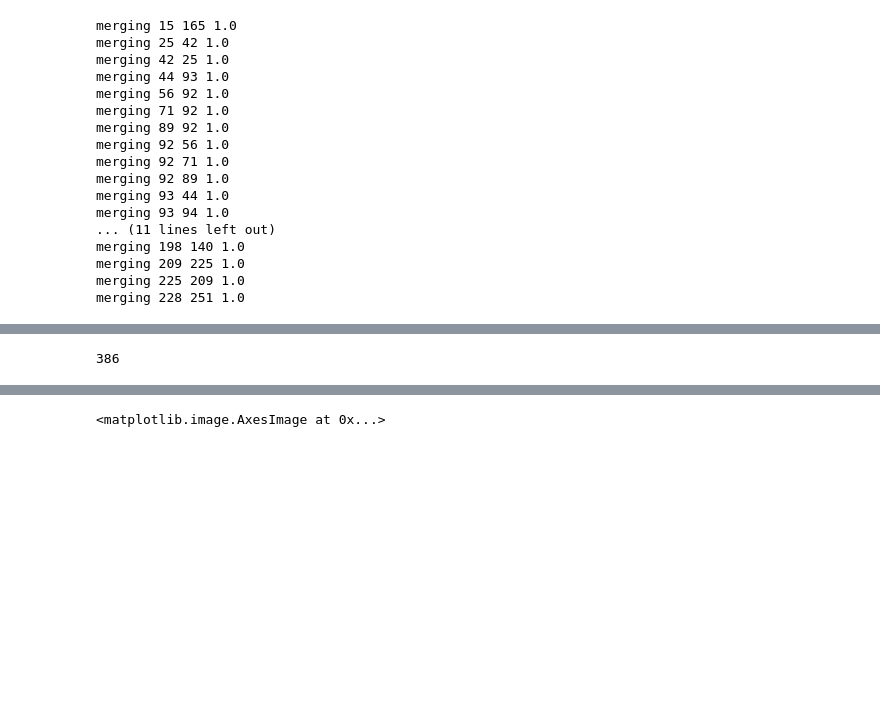
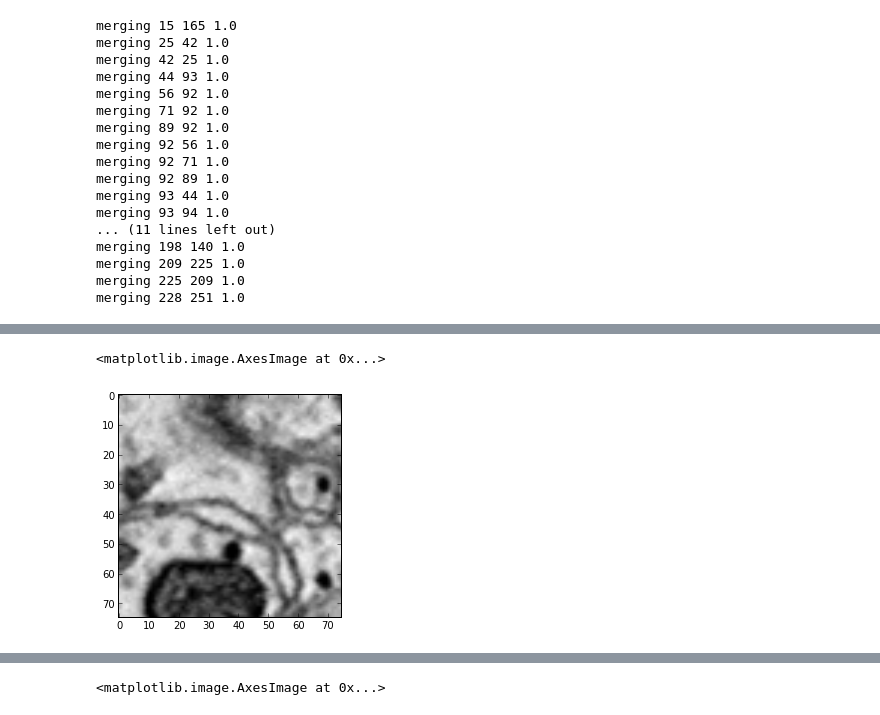
Before and after one commit to VCG/em-quality-metric, a Jupyter notebook: Code/rhoana_test.ipynb, the cells around one changed output, grey strips where cells are left out. Cells and saved outputs as stored; diff of their text form; code cells hidden in the pictures; blank space fills up the shorter version.

```diff
--- a/Code/rhoana_test.ipynb
+++ b/Code/rhoana_test.ipynb
@@ -193,6 +195,7 @@ def test_n(image, path, testfile, targetfile, only_show_bad=False, draw_bbox=Tru
 #     output[:,:,2] = image
 
     spliterrors = []
+    correct = []
 
     for i,p in enumerate(pred):
 
@@ -207,13 +210,15 @@ def test_n(image, path, testfile, targetfile, only_show_bad=False, draw_bbox=Tru
         if p[0] >= p[1]:
 #             print 'correct'
             prediction = 0
+            sureness = p[1]
+            correct.append([images[i], probs[i], binary1s[i], binary2s[i], bbox, border, sureness])
         else:
 #             print 'found spliterror'
             prediction = 1
             sureness = p[1]
-            spliterrors.append([binary1s[i], binary2s[i], bbox, border, sureness])
+            spliterrors.append([images[i], probs[i], binary1s[i], binary2s[i], bbox, border, sureness])
 
-    return spliterrors
+    return correct, spliterrors
 
 
 
@@ -227,8 +232,9 @@ def test_n(image, path, testfile, targetfile, only_show_bad=False, draw_bbox=Tru
 
 #     return output
 
-spliterrors_1000 = test_n(images[SLICE], PATCH_PATH, '1000.npz', '1000_targets.npz')
-spliterrors_all = test_n(images[SLICE], PATCH_PATH, 'all.npz', 'all_targets.npz')
+#spliterrors_1000 = test_n(images[SLICE], PATCH_PATH, '1000.npz', '1000_targets.npz')
+#spliterrors_all = test_n(images[SLICE], PATCH_PATH, 'all.npz', 'all_targets.npz')
+correct, errors = test_n(images[SLICE], PATCH_PATH, 'all.npz', 'all_targets.npz')
 # %% [output]
 Loading ['/Volumes/DATA1/split_cnn/patches_large2_vis/2b2e4f21-fa97-4e49-b954-59b18916a04e/configuration.txt']
 ["{'outputpath': '/n/regal/pfister_lab/haehn/split_cnn/patches_large2/', 'filtersize1': 13, 'filters3': 16, 'filters2': 16, 'batchsize': 100, 'datapath': '/n/regal/pfister_lab/haehn/', 'epochs': 500,  ...
@@ -313,4 +313,5 @@ merging 228 251 1.0
-# %%
-rhoana_normalized.max()
-# %% [output]
-386
+# %%
+imshow(spliterrors_1000[2][0].reshape(75,75), cmap='gray')
+# %% [output]
+<matplotlib.image.AxesImage at 0x...>
+[figure, added]
```
Also changed, not shown: parts of 45 cells of this notebook, 2 other files.
